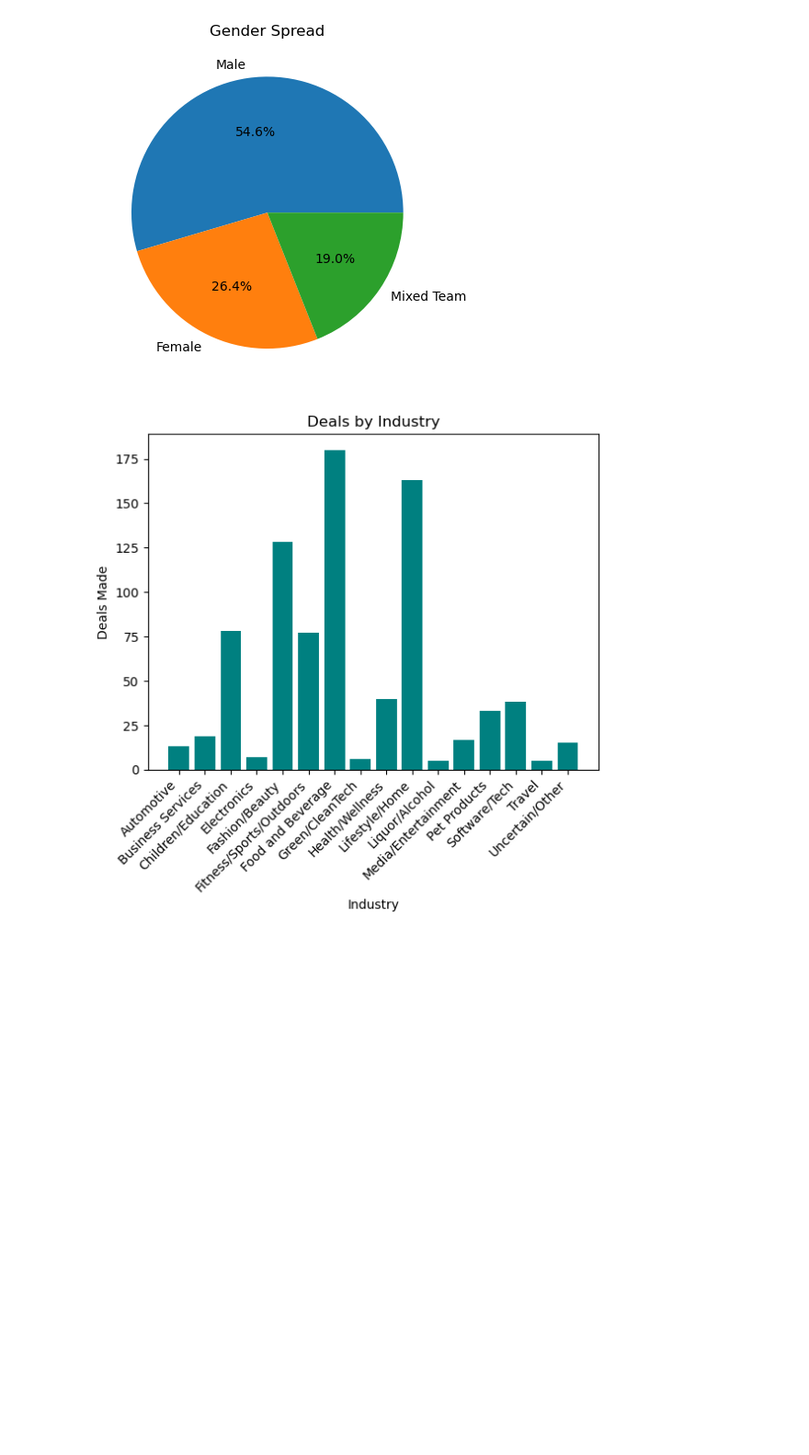
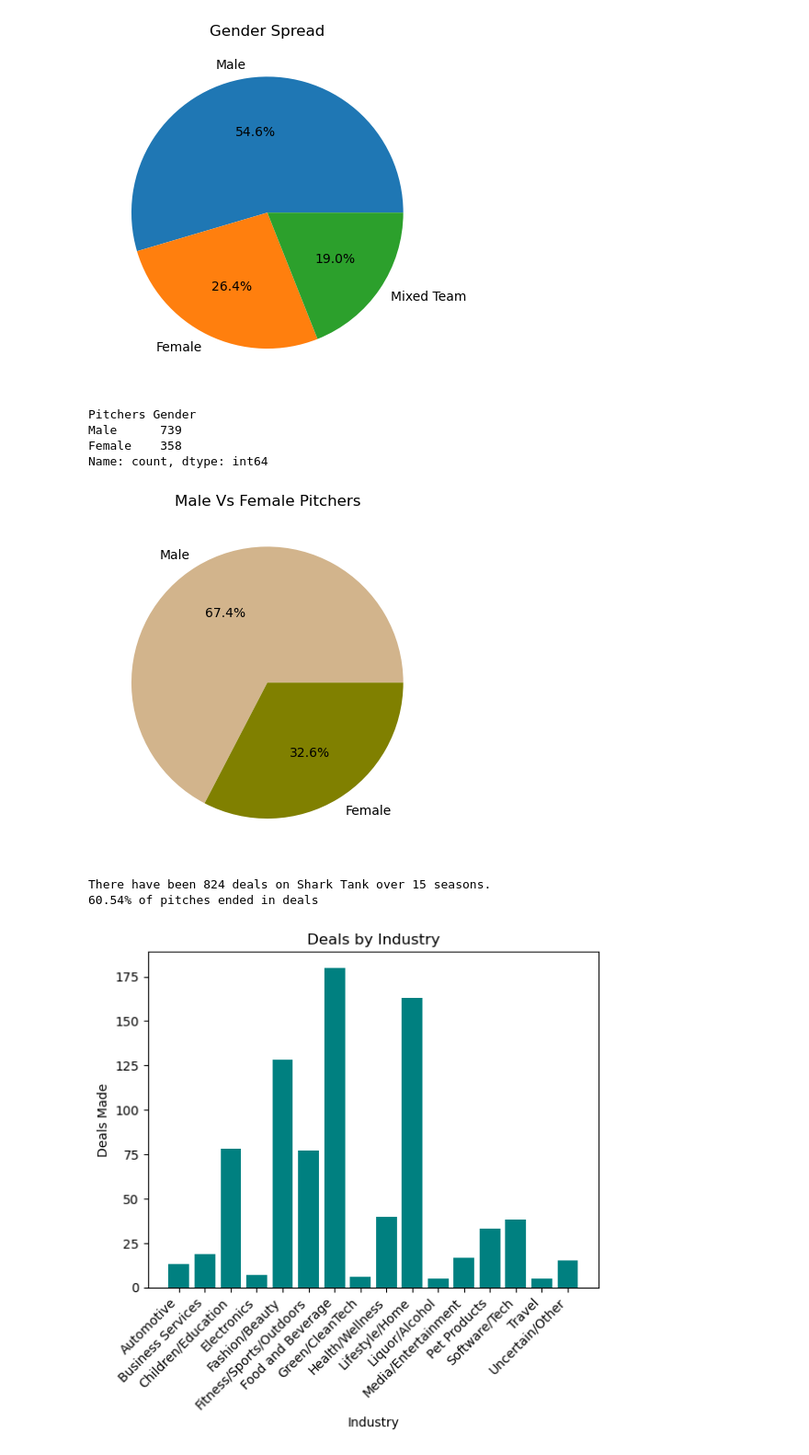
Before and after one commit to Savanna0/Project_1, a Jupyter notebook: shark_tank.ipynb, the cells around one changed output. Shown at 92% size. Drawn from its saved outputs; the diff is of its cells as text; code cells hidden in the pictures; blank space fills up the shorter version.

Commit message:
added some graphs and facts

```diff
--- a/shark_tank.ipynb
+++ b/shark_tank.ipynb
@@ -94,9 +94,33 @@ plt.savefig("output_data/Fig3.png")
 plt.show()
 # %% [output]
 [figure]
+# %%
+no_mixed = shark_tank_clean_df[shark_tank_clean_df['Pitchers Gender'] != 'Mixed Team']
+male_female=no_mixed['Pitchers Gender'].value_counts()
+print(male_female)
+colors={'tan','olive'}
+all_gender =no_mixed['Pitchers Gender'].value_counts()
+plt.pie(all_gender, labels=all_gender.index, colors=colors , autopct="%1.1f%%")
+plt.title("Male Vs Female Pitchers")
+plt.savefig("output_data/Fig11.png")
+plt.show()
+# %% [output]
+Pitchers Gender
+Male      739
+Female    358
+Name: count, dtype: int64
+[figure, added]
 # %%
 # We only wnat the data of people who got deals!!
 tank_winners_df = shark_tank_clean_df.loc[shark_tank_clean_df['Got Deal'] == 1]
+number_of_deals=tank_winners_df['Got Deal'].count()
+pitches=1361
+print(f"There have been {number_of_deals} deals on Shark Tank over 15 seasons.")
+percent_sucess=round((number_of_deals/pitches)*100,2)
+print(f"{percent_sucess}% of pitches ended in deals")
+# %% [output]
+There have been 824 deals on Shark Tank over 15 seasons.
+60.54% of pitches ended in deals
 # %%
 #Generated a bar graph to find the best Industy to be in
 industry_df = tank_winners_df.groupby('Industry').size()
```
Also changed, not shown: parts of 5 cells of this notebook, 7 other files.
